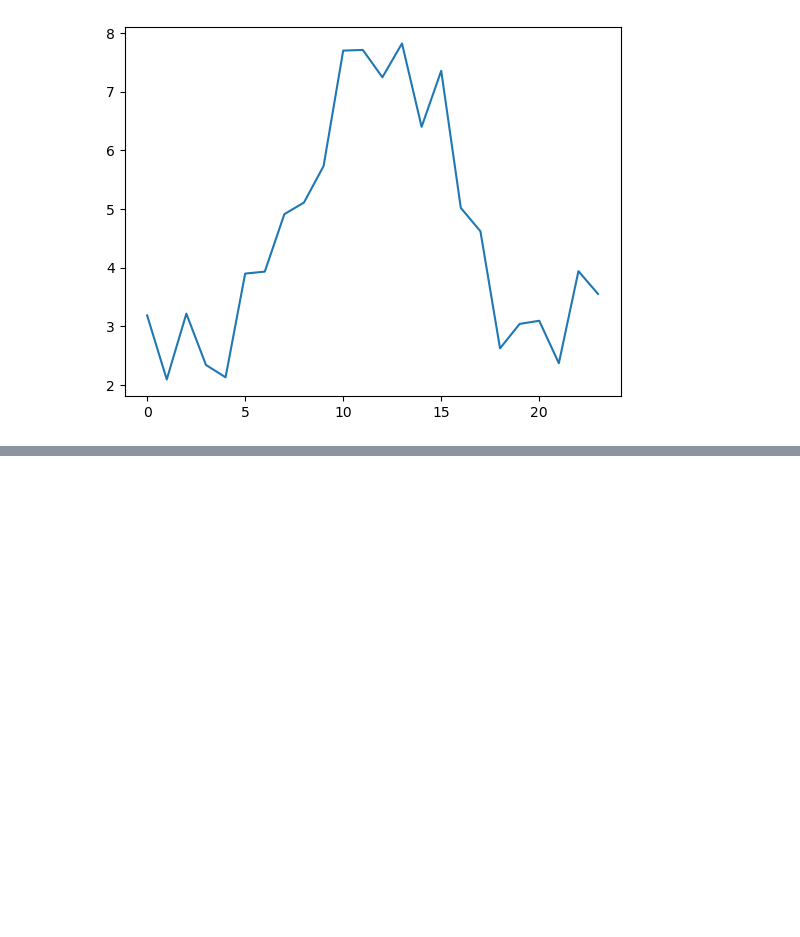
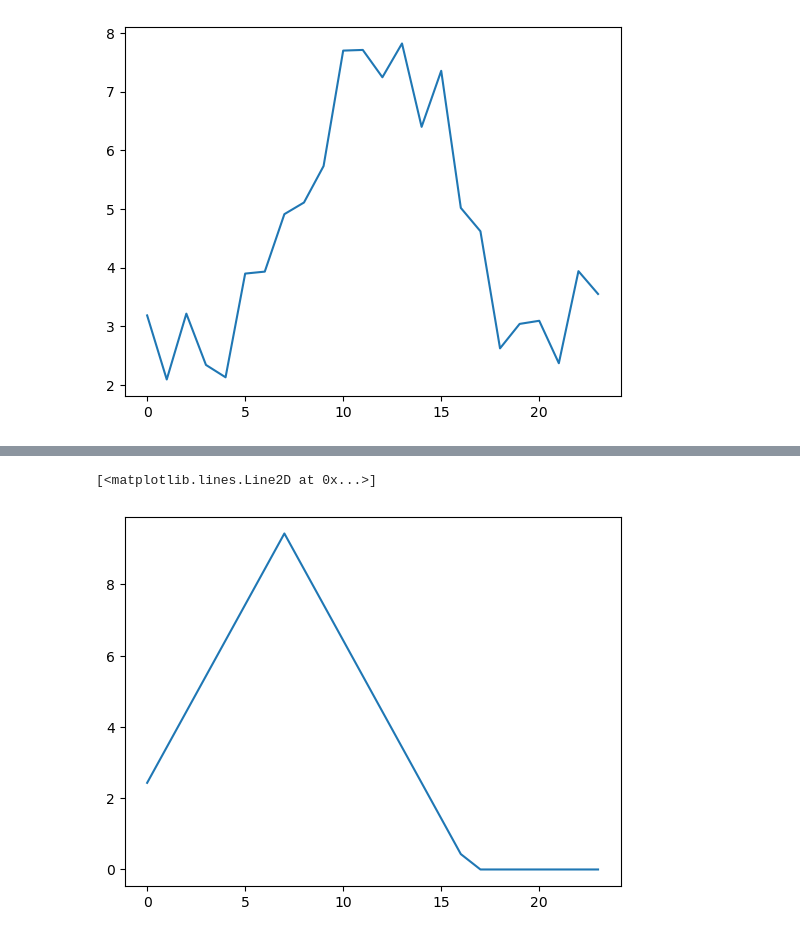
Before and after one commit to Kirill-Zhukovskii/Distributed-Cloud-based-algorithm-for-energy-distribution, a Jupyter notebook: Centralised framework.ipynb, the cells around one changed output, grey strips where cells are left out. Drawn from its saved outputs; the diff is of its cells as text; code cells hidden in the pictures; blank space fills up the shorter version.

```diff
--- a/Centralised framework.ipynb
+++ b/Centralised framework.ipynb
@@ -221,0 +230,5 @@ np.sum(c @ np.sum(d_history,axis=0)/q - p @ np.sum(f_history,axis=0)/q)
+# %%
+plt.plot(np.sum(d_history,axis=0))
+# %% [output]
+[<matplotlib.lines.Line2D at 0x...>]
+[figure, added]
```
Also changed, not shown: parts of 5 cells of this notebook, 10 other files.
